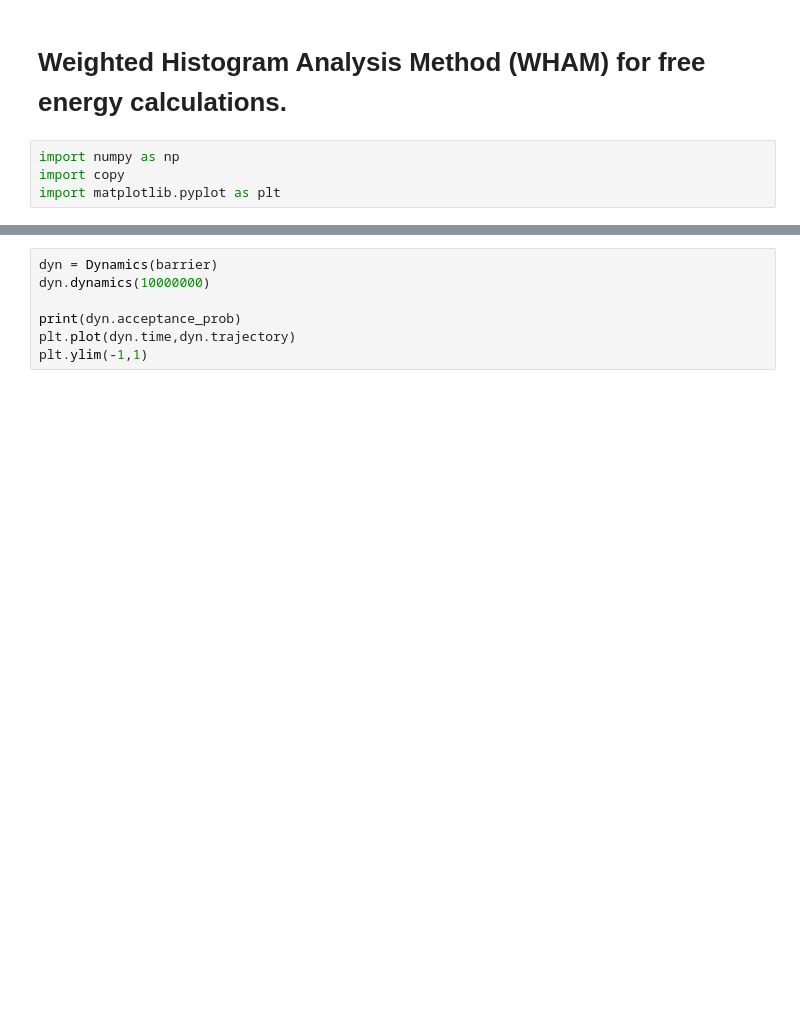
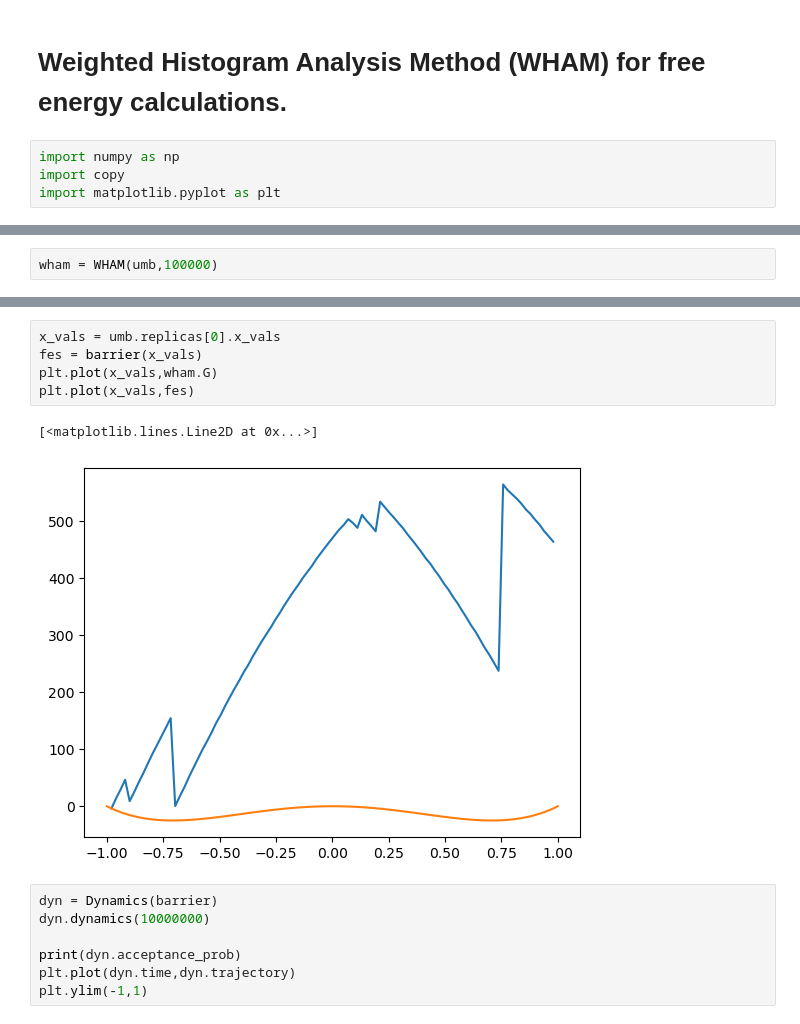
Before and after one commit to djbell01/phys_chem_fundamentals, a Jupyter notebook: WHAM.ipynb, the cells around one changed output, grey strips where cells are left out. Cells and saved outputs as stored; diff of their text form; blank space fills up the shorter version.

Commit message:
Added WHAM functions, but they are not functioning currently.

```diff
--- a/WHAM.ipynb
+++ b/WHAM.ipynb
@@ -106,0 +179,2 @@ for i in range(umb.numbrellas):
+# %%
+wham = WHAM(umb,100000)
@@ -107,3 +194,11 @@ for i in range(umb.numbrellas):
+# %%
+x_vals = umb.replicas[0].x_vals
+fes = barrier(x_vals)
+plt.plot(x_vals,wham.G)
+plt.plot(x_vals,fes)
+# %% [output]
+[<matplotlib.lines.Line2D at 0x...>]
+[figure, added]
 # %%
 dyn = Dynamics(barrier)
 dyn.dynamics(10000000)
```
Also changed, not shown: parts of 4 cells of this notebook.
